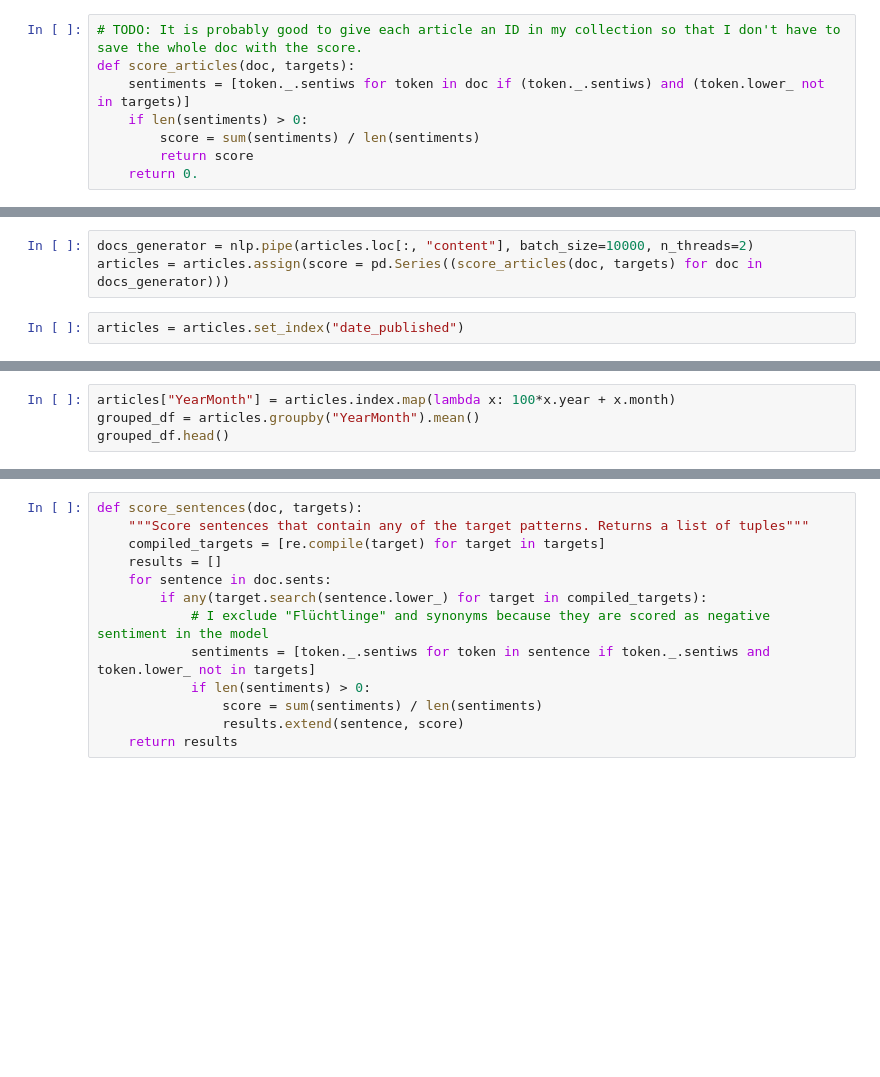
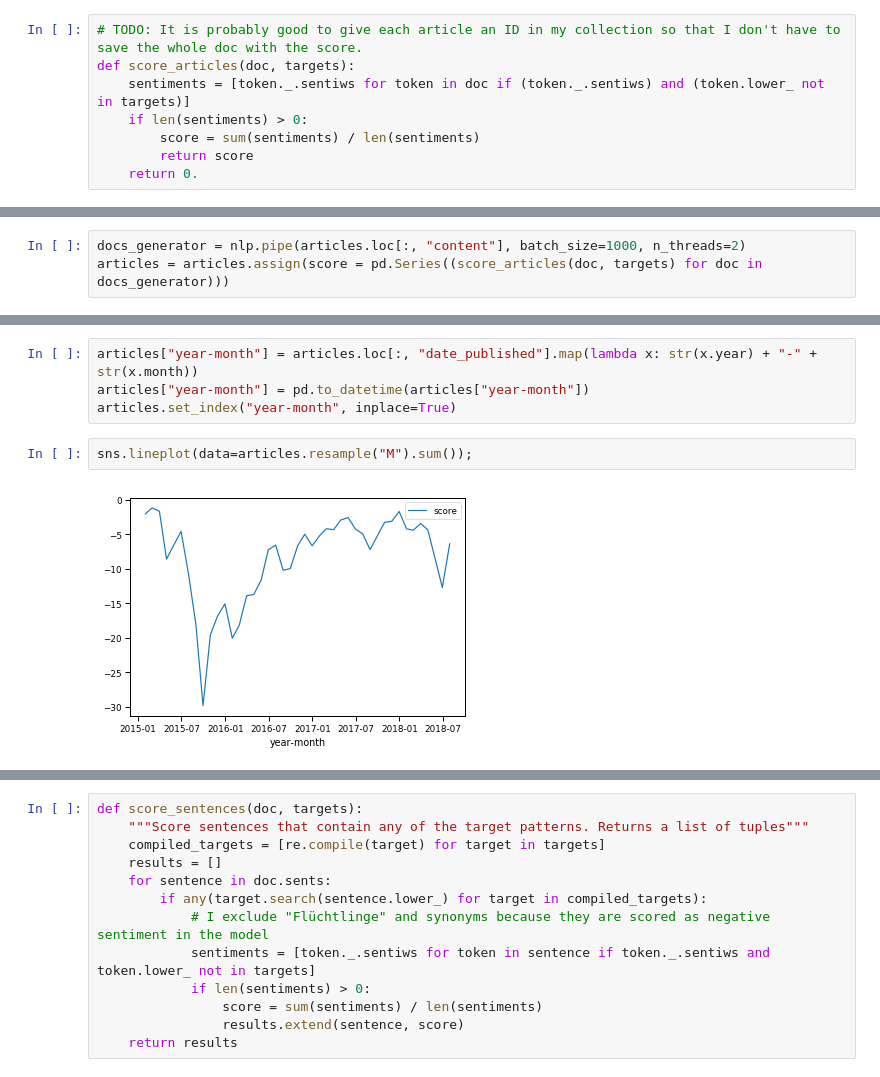
Before and after one commit to SimonCW/news_sentiment_mining, a Jupyter notebook: scoring_articles.ipynb, the cells around one changed output, grey strips where cells are left out. Saved outputs shown, nothing was run; the diff lists cells and outputs as text; blank space fills up the shorter version.

Commit message:
renamed file and added plotting and eda

```diff
--- a/scoring_articles.ipynb
+++ b/scoring_articles.ipynb
@@ -54,5 +61,3 @@ targets = ["flüchtlinge", "flüchtling", "geflüchtete", "geflüchteter", "gefl
 # %%
-docs_generator = nlp.pipe(articles.loc[:, "content"], batch_size=10000, n_threads=2)
+docs_generator = nlp.pipe(articles.loc[:, "content"], batch_size=1000, n_threads=2)
 articles = articles.assign(score = pd.Series((score_articles(doc, targets) for doc in docs_generator)))
-# %%
-articles = articles.set_index("date_published")
@@ -61,4 +63,0 @@ KeyError: 'date_published'
-# %%
-articles["YearMonth"] = articles.index.map(lambda x: 100*x.year + x.month)
-grouped_df = articles.groupby("YearMonth").mean()
-grouped_df.head()
@@ -79,0 +64,8 @@ AttributeError: 'FacetGrid' object has no attribute 'show'
+# %%
+articles["year-month"] = articles.loc[:, "date_published"].map(lambda x: str(x.year) + "-" + str(x.month))
+articles["year-month"] = pd.to_datetime(articles["year-month"])
+articles.set_index("year-month", inplace=True)
+# %%
+sns.lineplot(data=articles.resample("M").sum());
+# %% [output]
+[figure, added]
```
Also changed, not shown: parts of 11 cells of this notebook, 1 other file.
